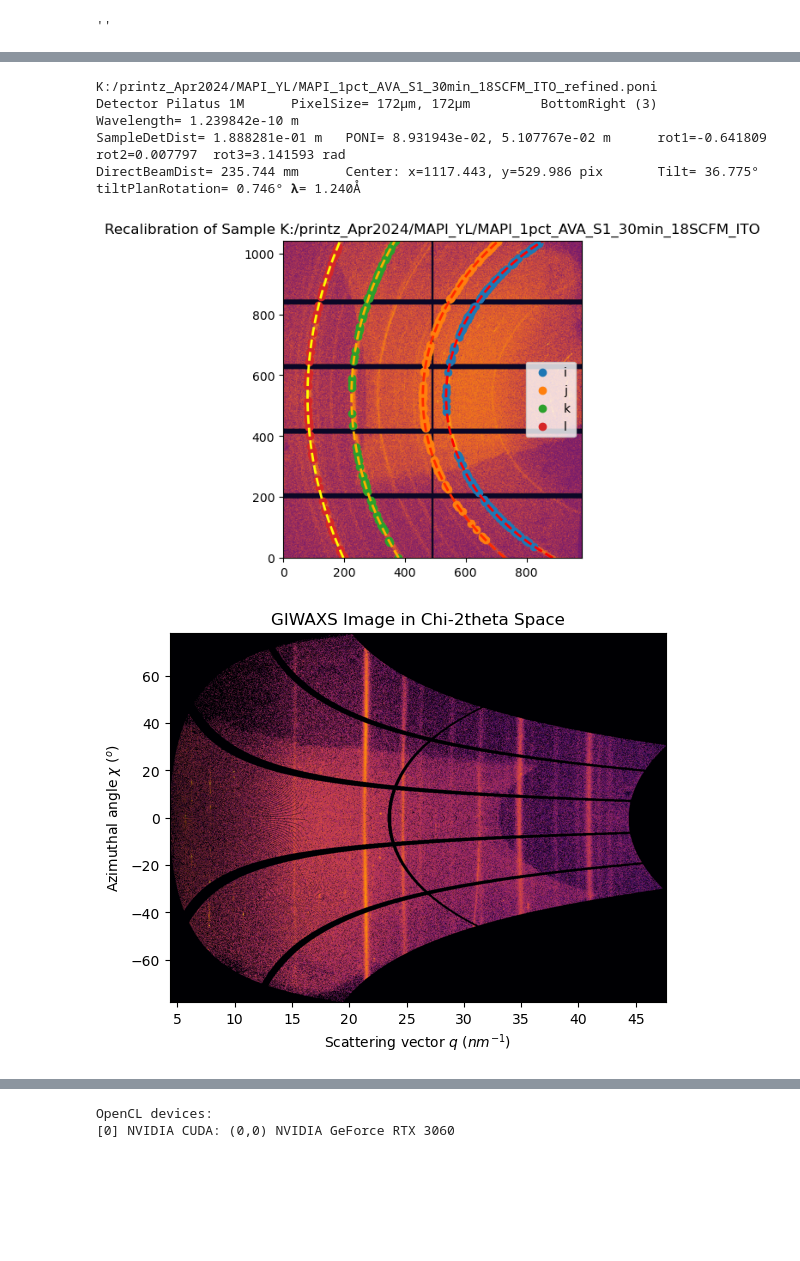
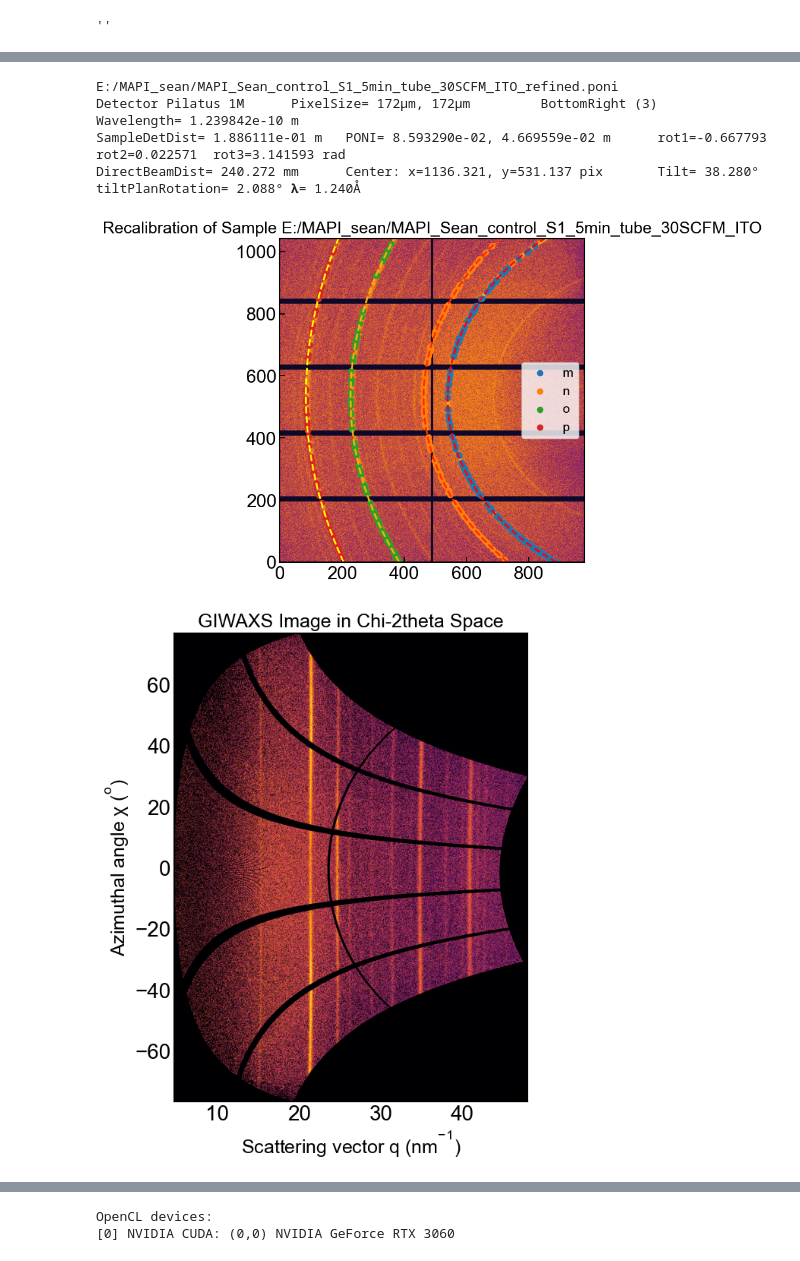
Before and after one commit to Printz-Lab/MultiModalAnalysis, a Jupyter notebook: pyFAI/Refine_and_Integrate.ipynb, the cells around one changed output, grey strips where cells are left out. Saved outputs shown, nothing was run; the diff lists cells and outputs as text; code cells hidden in the pictures; blank space fills up the shorter version.

Commit message:
ran a lot of samples

```diff
--- a/pyFAI/Refine_and_Integrate.ipynb
+++ b/pyFAI/Refine_and_Integrate.ipynb
@@ -27,24 +27,24 @@ ITO_image_path = filedialog.askopenfilename(
 # %%
 image_path = ITO_image_path
 sample_name = image_path.split("\\")[-1].split(".")[0]  # Extract sample name from image path
-initial_poni = r"K:\printz_Apr2024\MAPI_YL\MAPI_1pct_AVACl_S1_18_5min\AVACl_S1.poni"
+initial_poni = r"E:\MAPI_sean\MAPI_1pct_ABA_S1_30_tube_5min\GIWAXS\GIWAXS\ITO_test.poni"
 calibrant_file = r"ito_calibrant_refine.D"
 
 if not image_path.endswith(".tif"):
     refined_poni = image_path + "_refined.poni"
 else:
     refined_poni = image_path.replace(".tif", "_refined.poni")
 print(refined_poni)
 refine_calibration(sample_name, image_path, initial_poni, calibrant_file, refined_poni)
 plot_Chi_2theta(image_path, refined_poni) #sanity check, the lines should be straight and vertical
 # %% [output]
-K:/printz_Apr2024/MAPI_YL/MAPI_1pct_AVA_S1_30min_18SCFM_ITO_refined.poni
+E:/MAPI_sean/MAPI_Sean_control_S1_5min_tube_30SCFM_ITO_refined.poni
 Detector Pilatus 1M      PixelSize= 172µm, 172µm         BottomRight (3)
 Wavelength= 1.239842e-10 m
-SampleDetDist= 1.888281e-01 m   PONI= 8.931943e-02, 5.107767e-02 m      rot1=-0.641809  rot2=0.007797  rot3=3.141593 rad
-DirectBeamDist= 235.744 mm      Center: x=1117.443, y=529.986 pix       Tilt= 36.775° tiltPlanRotation= 0.746° 𝛌= 1.240Å
+SampleDetDist= 1.886111e-01 m   PONI= 8.593290e-02, 4.669559e-02 m      rot1=-0.667793  rot2=0.022571  rot3=3.141593 rad
+DirectBeamDist= 240.272 mm      Center: x=1136.321, y=531.137 pix       Tilt= 38.280° tiltPlanRotation= 2.088° 𝛌= 1.240Å
-[figure, old version]
+[figure, new version]
-[figure, old version]
+[figure, new version]
 # %%
 folder_path = filedialog.askdirectory(
     title="Select the folder with images to integrate",
```
Also changed, not shown: parts of 8 cells of this notebook, 10 other files.
